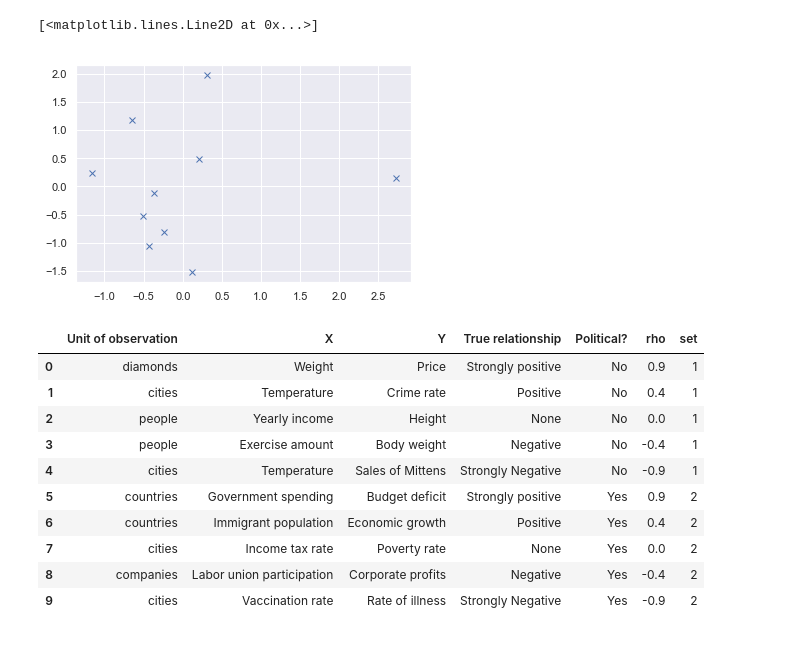
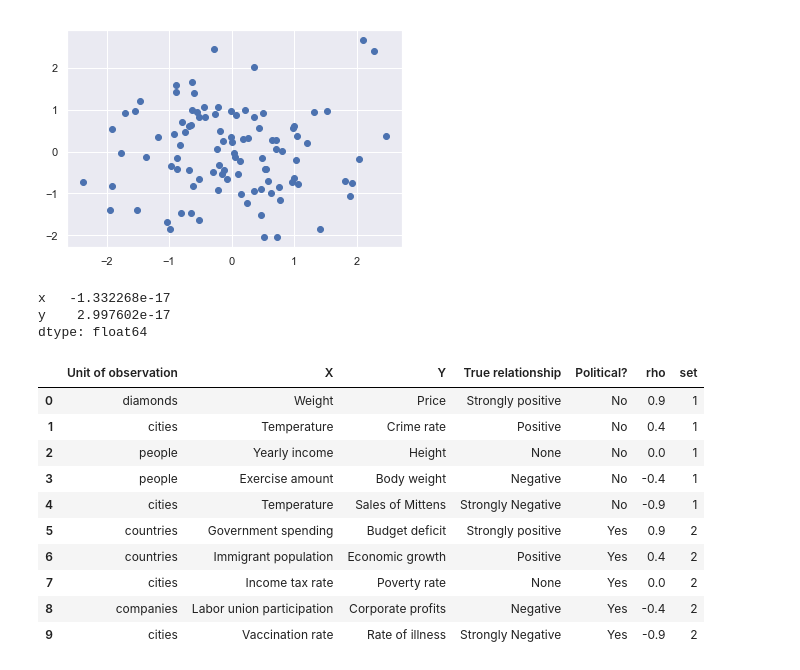
Before and after one commit to alireza116/newconfbias, a Jupyter notebook: public/data/Datasets.ipynb, the cells around one changed output. Saved outputs shown, nothing was run; the diff lists cells and outputs as text; code cells hidden in the pictures.

```diff
--- a/public/data/Untitled.ipynb
+++ b/public/data/Datasets.ipynb
@@ -43,9 +33,13 @@ plt.plot(y[:,0], y[:,1], 'x')
-# %%
-zs = zscore(y, axis=0)
-plt.plot(zs[:,0], zs[:,1], 'x')
-# %% [output]
-[<matplotlib.lines.Line2D at 0x...>]
-[figure, removed]
+# %%
+dat = generateDataset(0)
+# %% [output]
+[figure, added]
+# %%
+df = pd.DataFrame(dat['data'])
+# %% [output]
+x   -1.332268e-17
+y    2.997602e-17
+dtype: float64
 # %%
 with open("variables.csv",encoding="UTF-8") as csvFile:
     csvData = [i for i in csv.DictReader(csvFile)]
```
Also changed, not shown: parts of 7 cells of this notebook, 1 other file.
